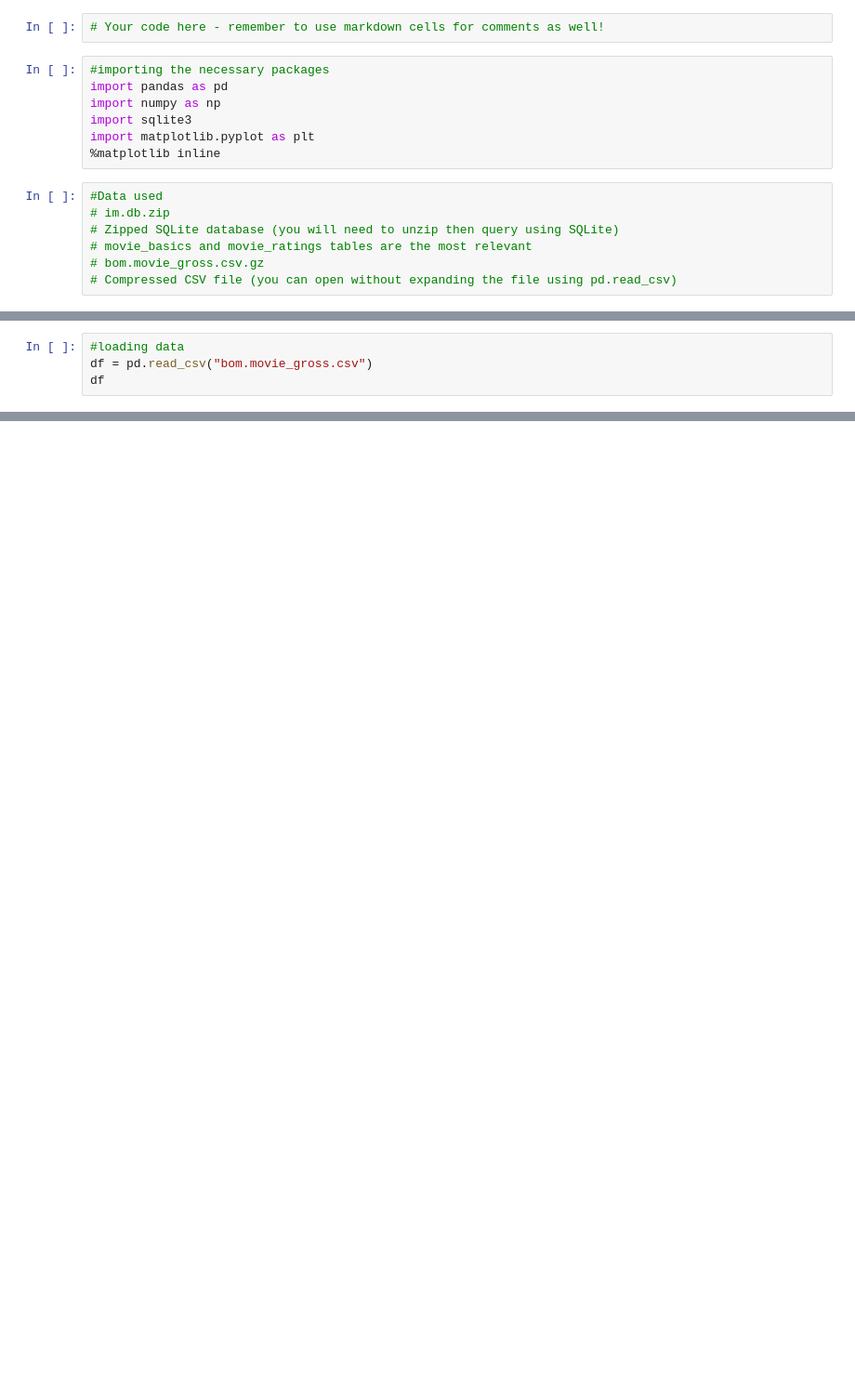
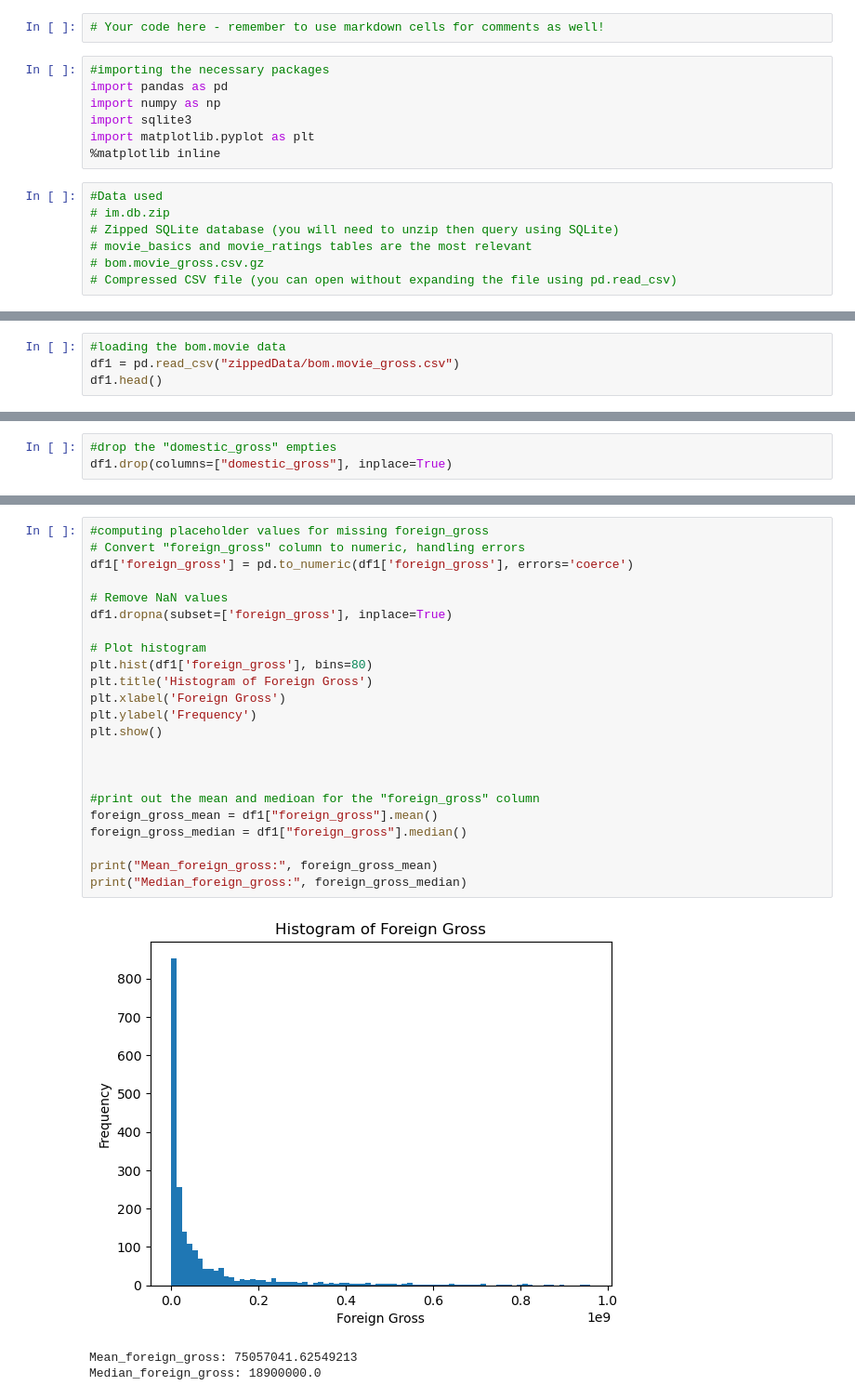
Before and after one commit to FarhiyaJarso/Microsoft-movie-project, a Jupyter notebook: student.ipynb, the cells around one changed output, grey strips where cells are left out. Shown at 93% size. Cells and saved outputs as stored; diff of their text form; blank space fills up the shorter version.

Commit message:
data cleaning

```diff
--- a/student.ipynb
+++ b/student.ipynb
@@ -43,5 +112,5 @@ SELECT *
 # %%
-#loading data
-df = pd.read_csv("bom.movie_gross.csv")
-df
+#loading the bom.movie data
+df1 = pd.read_csv("zippedData/bom.movie_gross.csv")
+df1.head()
 # %% [output]
@@ -48,0 +175,3 @@ FileNotFoundError: [Errno 2] No such file or directory: 'bom.movie_gross.csv'
+# %%
+#drop the "domestic_gross" empties
+df1.drop(columns=["domestic_gross"], inplace=True)
@@ -48,0 +188,27 @@ FileNotFoundError: [Errno 2] No such file or directory: 'bom.movie_gross.csv'
+# %%
+#computing placeholder values for missing foreign_gross
+# Convert "foreign_gross" column to numeric, handling errors
+df1['foreign_gross'] = pd.to_numeric(df1['foreign_gross'], errors='coerce')
+
+# Remove NaN values
+df1.dropna(subset=['foreign_gross'], inplace=True)
+
+# Plot histogram
+plt.hist(df1['foreign_gross'], bins=80)
+plt.title('Histogram of Foreign Gross')
+plt.xlabel('Foreign Gross')
+plt.ylabel('Frequency')
+plt.show()
+
+
+
+#print out the mean and medioan for the "foreign_gross" column
+foreign_gross_mean = df1["foreign_gross"].mean()
+foreign_gross_median = df1["foreign_gross"].median()
+
+print("Mean_foreign_gross:", foreign_gross_mean)
+print("Median_foreign_gross:", foreign_gross_median)
+# %% [output]
+[figure, added]
+Mean_foreign_gross: 75057041.62549213
+Median_foreign_gross: 18900000.0
```
Also changed, not shown: parts of 19 cells of this notebook, 6 other files.
